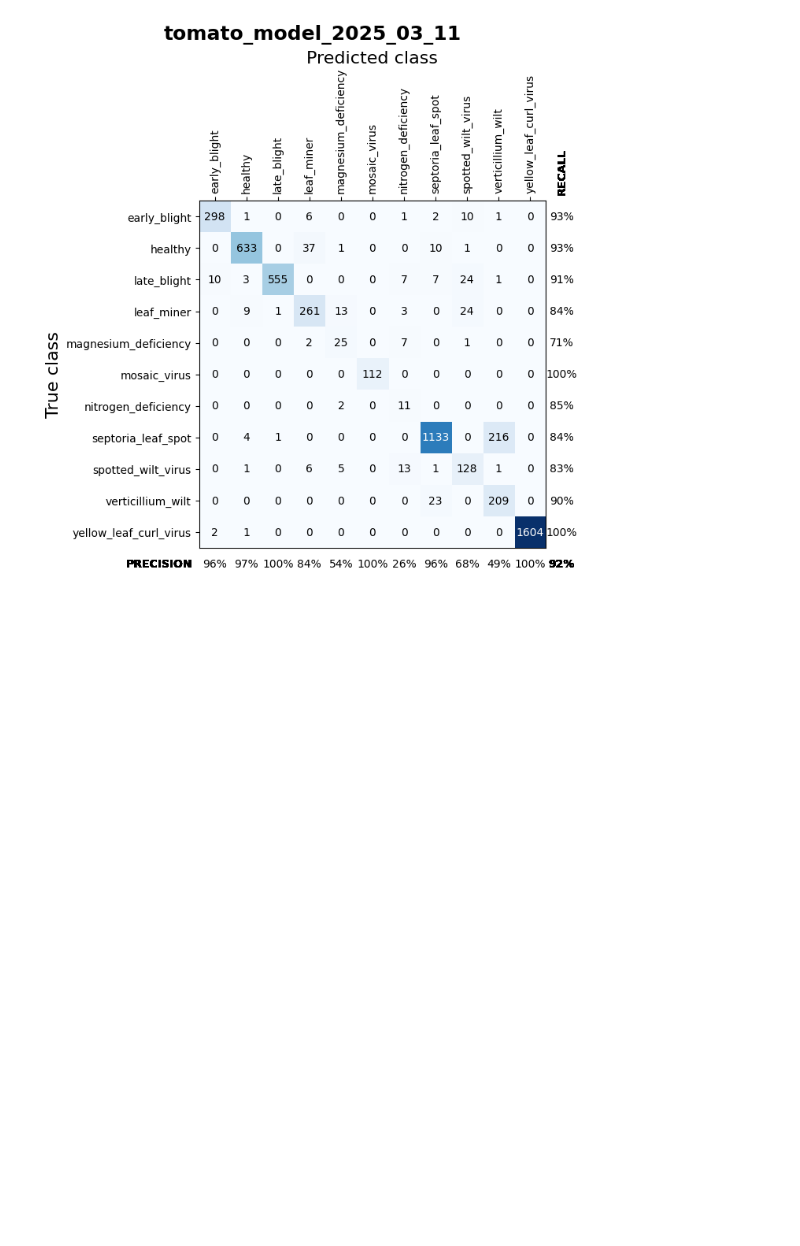
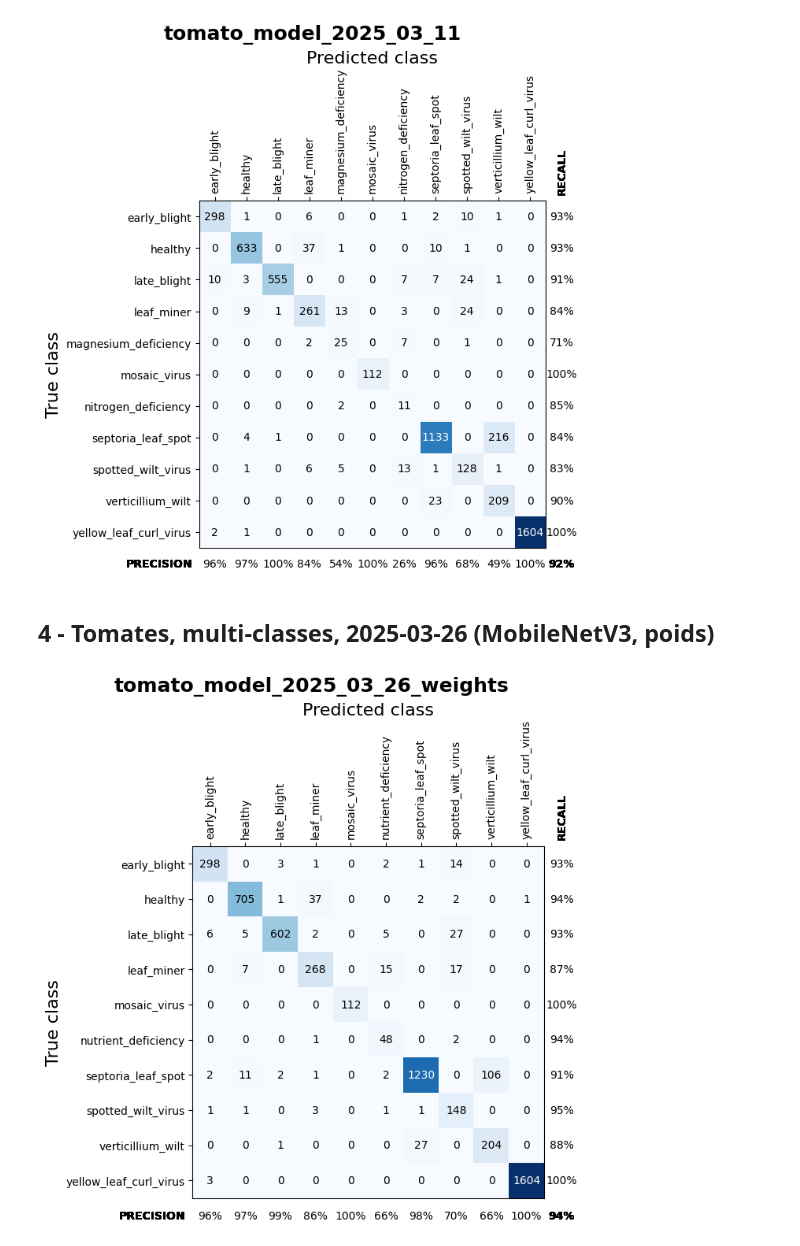
Before and after one commit to maxbhardy/happybud, a Jupyter notebook: training/model_validation.ipynb, the cells around one changed output. Saved outputs shown, nothing was run; the diff lists cells and outputs as text; code cells hidden in the pictures; blank space fills up the shorter version.

```diff
--- a/training/model_validation.ipynb
+++ b/training/model_validation.ipynb
@@ -250,3 +252,37 @@ fig = display_confusion_matrix(confusion_matrix, title="tomato_model_2025_03_11"
 fig.savefig("results/tomato_model_2025_03_11.png", dpi=300)
 # %% [output]
 [figure]
+# %% [markdown]
+## 4 - Tomates, multi-classes, 2025-03-26 (MobileNetV3, poids)
+# %%
+# On loade les résultats
+test_results = pd.read_csv(
+    "results/tomato_model_2025_03_26_weights.csv",
+    index_col=0,
+    dtype={
+        "filename": str,
+        "source": "category",
+        "subset": "category",
+        "class": "category",
+        "pred": "category",
+    },
+)
+
+# On s'assure que les catégories sont les mêmes
+test_results["pred"] = test_results["pred"].cat.set_categories(
+    test_results["class"].cat.categories
+)
+# %%
+%matplotlib inline
+
+# On calcule et affiche la matrice de confusion
+confusion_matrix = compute_confusion_matrix(
+    test_results["class"].cat.codes,
+    test_results["pred"].cat.codes,
+    test_results["class"].cat.categories,
+)
+
+fig = display_confusion_matrix(confusion_matrix, title="tomato_model_2025_03_26_weights")
+fig.savefig("results/tomato_model_2025_03_26_weights.png", dpi=300)
+# %% [output]
+[figure, added]
```
Also changed, not shown: parts of 8 cells of this notebook, 5 other files.
